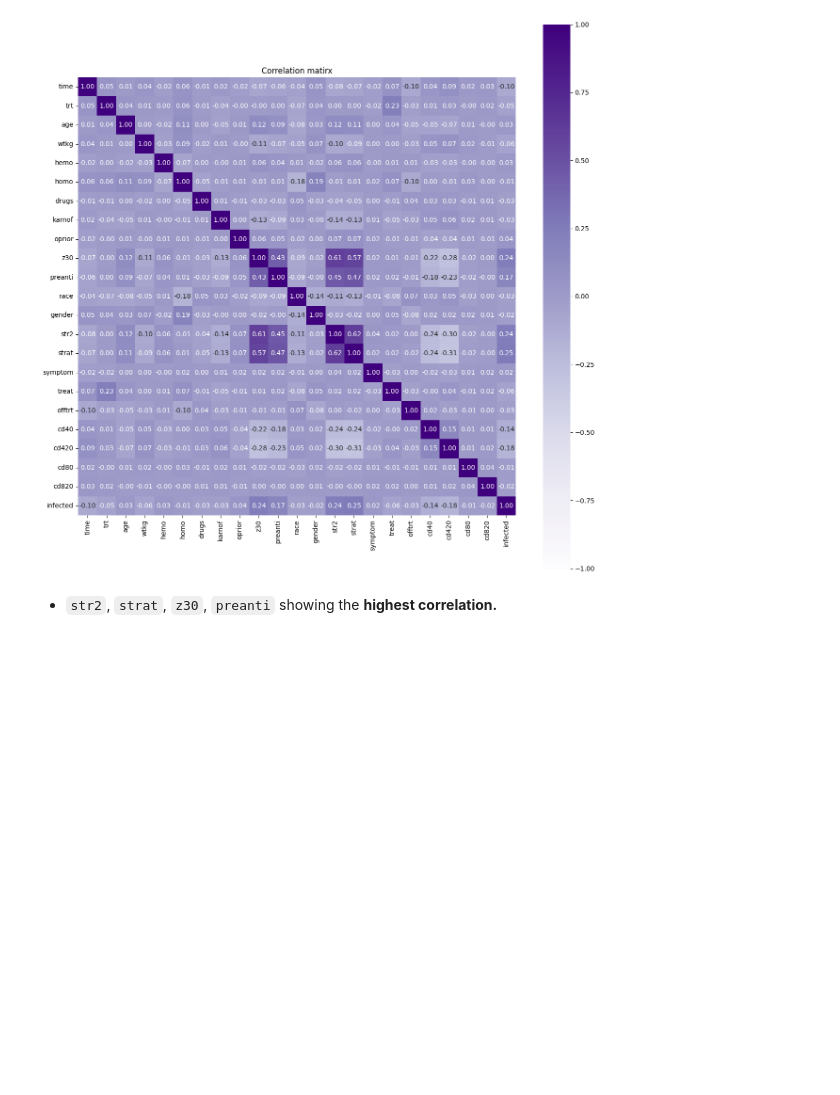
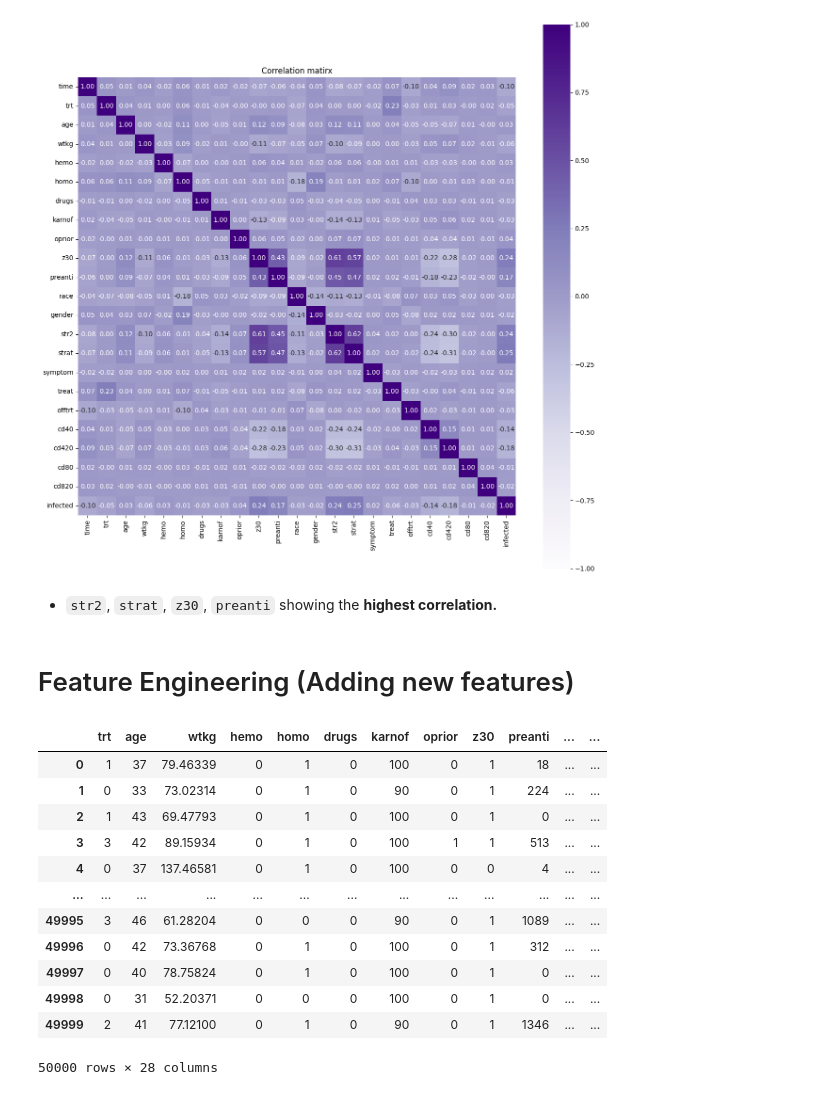
Before and after one commit to yanicodeverse/AIDS_Virus_Infection_Prediction, a Jupyter notebook: AIDS.ipynb, the cells around one changed output. Saved outputs shown, nothing was run; the diff lists cells and outputs as text; code cells hidden in the pictures; blank space fills up the shorter version.

```diff
--- a/AIDS.ipynb
+++ b/AIDS.ipynb
@@ -365,3 +365,5 @@ Text(0.5, 1.0, 'Correlation matirx')
 [figure]
 # %% [markdown]
 - `str2`, `strat`, `z30`, `preanti` showing the **highest correlation.**
+# %% [markdown]
+# Feature Engineering (Adding new features)
@@ -367,0 +436,16 @@ Text(0.5, 1.0, 'Correlation matirx')
+# %%
+new_features(df)
+# %% [output]
+|  | trt | age | wtkg | hemo | homo | drugs | karnof | oprior | z30 | preanti | ... | ... |
+| 0 | 1 | 37 | 79.46339 | 0 | 1 | 0 | 100 | 0 | 1 | 18 | ... | ... |
+| 1 | 0 | 33 | 73.02314 | 0 | 1 | 0 | 90 | 0 | 1 | 224 | ... | ... |
+| 2 | 1 | 43 | 69.47793 | 0 | 1 | 0 | 100 | 0 | 1 | 0 | ... | ... |
+| 3 | 3 | 42 | 89.15934 | 0 | 1 | 0 | 100 | 1 | 1 | 513 | ... | ... |
+| 4 | 0 | 37 | 137.46581 | 0 | 1 | 0 | 100 | 0 | 0 | 4 | ... | ... |
+| ... | ... | ... | ... | ... | ... | ... | ... | ... | ... | ... | ... | ... |
+| 49995 | 3 | 46 | 61.28204 | 0 | 0 | 0 | 90 | 0 | 1 | 1089 | ... | ... |
+| 49996 | 0 | 42 | 73.36768 | 0 | 1 | 0 | 100 | 0 | 1 | 312 | ... | ... |
+| 49997 | 0 | 40 | 78.75824 | 0 | 1 | 0 | 100 | 0 | 1 | 0 | ... | ... |
+| 49998 | 0 | 31 | 52.20371 | 0 | 0 | 0 | 100 | 0 | 1 | 0 | ... | ... |
+| 49999 | 2 | 41 | 77.12100 | 0 | 1 | 0 | 90 | 0 | 1 | 1346 | ... | ... |
+50000 rows × 28 columns
```
Also changed, not shown: parts of 5 cells of this notebook.
